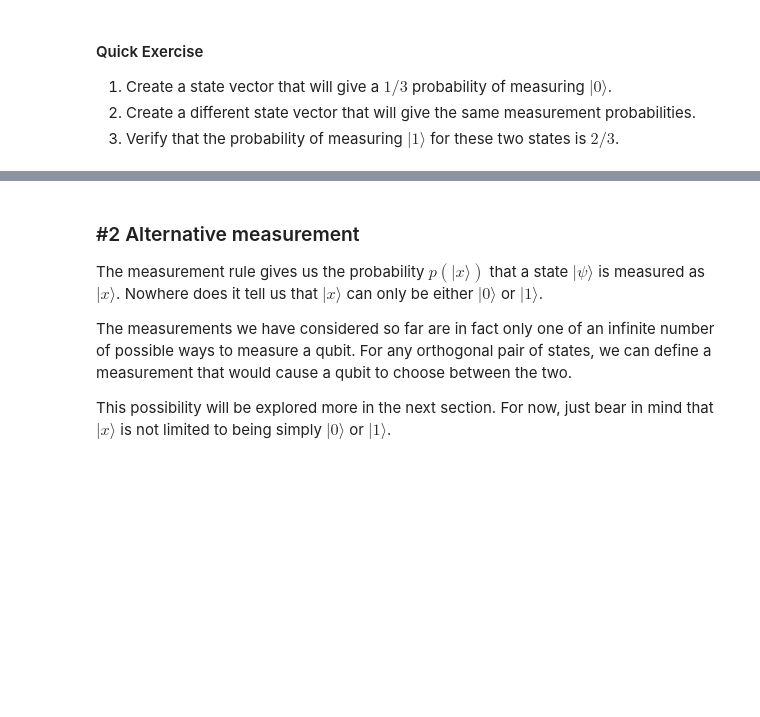
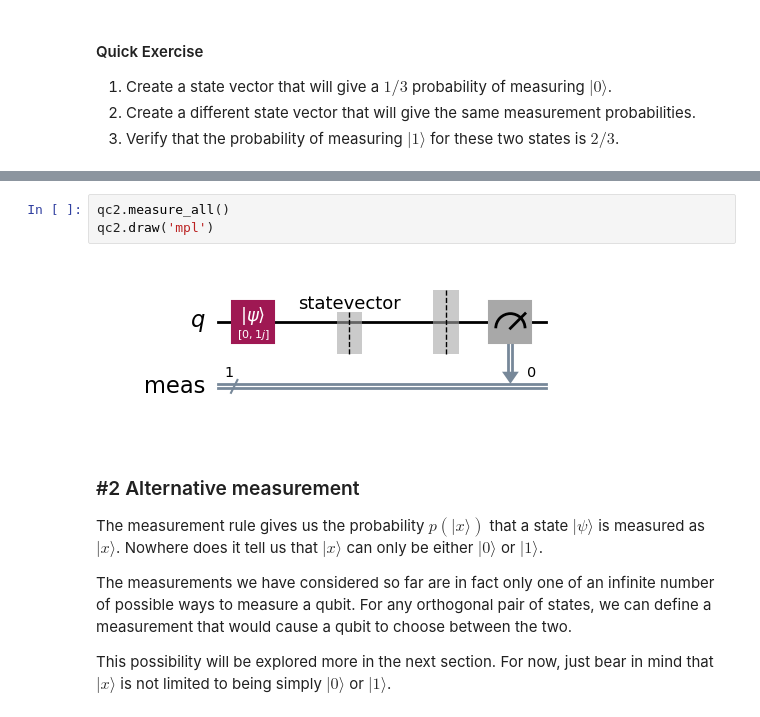
Before and after one commit to tanguyyyy/quantum_computing_psl_week, a Jupyter notebook: Lecture 1/01_1_Bloch_sphere_Gates.ipynb, the cells around one changed output, grey strips where cells are left out. Cells and saved outputs as stored; diff of their text form; blank space fills up the shorter version.

```diff
--- a/Lecture 1/01_1_Bloch_sphere_Gates.ipynb
+++ b/Lecture 1/01_1_Bloch_sphere_Gates.ipynb
@@ -276,3 +330,8 @@ qc.initialize(vector, 0)
+# %%
+qc2.measure_all()
+qc2.draw('mpl')
+# %% [output]
+[figure, added]
 # %% [markdown]
 ### #2 Alternative measurement
 
```
Also changed, not shown: parts of 31 cells of this notebook, 1 other file.
